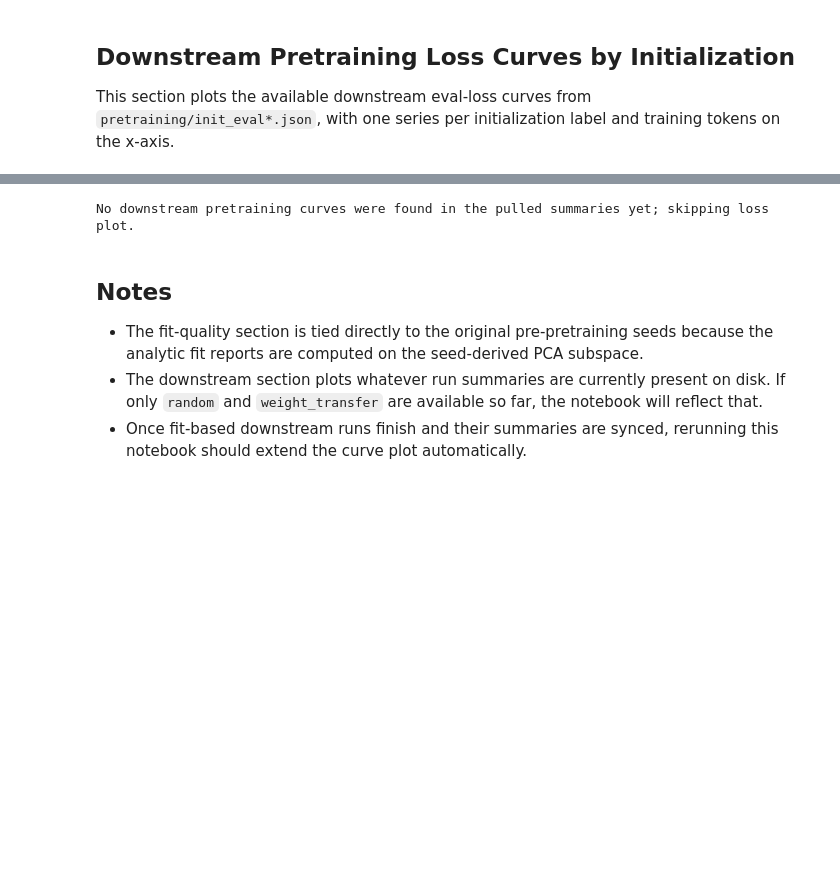
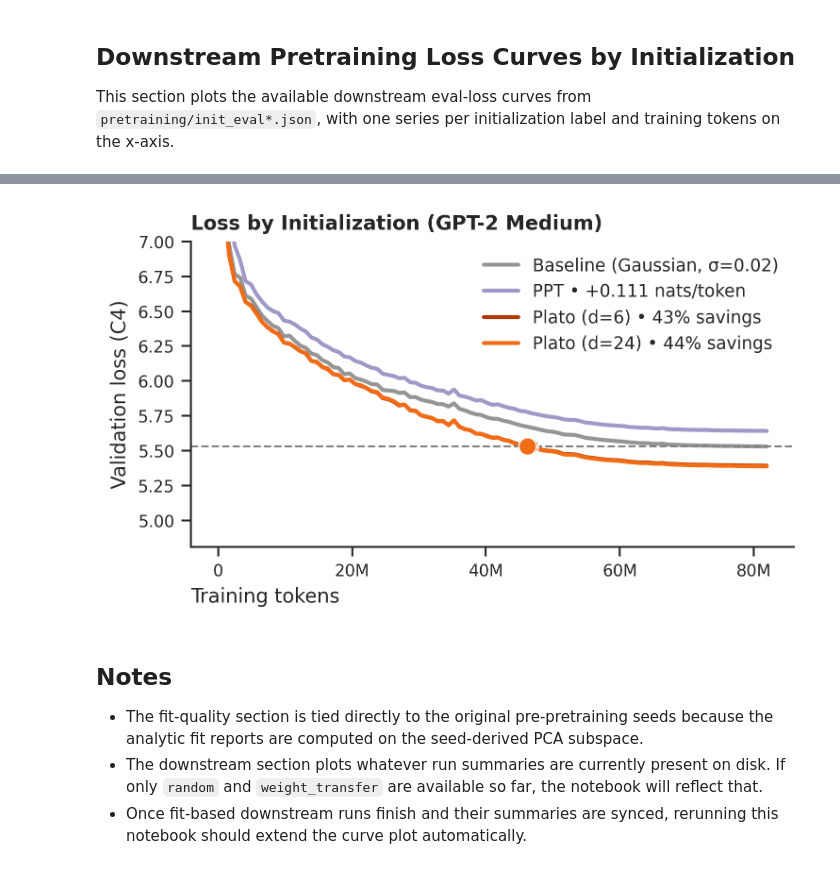
Before and after one commit to jopetty/platonic-init, a Jupyter notebook: notebooks/gpt2_medium_c4_ppt_reproduction_analysis.ipynb, the cells around one changed output, grey strips where cells are left out. Drawn from its saved outputs; the diff is of its cells as text; code cells hidden in the pictures; blank space fills up the shorter version.

```diff
--- a/notebooks/gpt2_medium_c4_ppt_reproduction_analysis.ipynb
+++ b/notebooks/gpt2_medium_c4_ppt_reproduction_analysis.ipynb
@@ -846,34 +857,35 @@ else:
                 s=80,
                 legend=False,
                 ax=ax,
                 zorder=5,
             )
         if random_best_loss is not None:
             ax.axhline(
                 random_best_loss,
                 color=aes.darken("#999999", by=0.15),
                 linewidth=1.0,
                 linestyle="--",
             )
         ax.set_title("Loss by Initialization (GPT-2 Medium)")
         ax.set_xlabel("Training tokens")
         ax.xaxis.set_major_formatter(aes.NICE_FORMATTER)
         ax.set_ylabel("Validation loss (C4)")
+        ax.set_ylim(top=7.0)
         ax.spines["top"].set_visible(False)
         ax.spines["right"].set_visible(False)
         legend = ax.legend(loc="upper right", frameon=False, title=None)
         if legend is not None:
             for text in legend.texts:
                 raw = text.get_text()
                 text.set_text(legend_label_map.get(raw, raw))
 
     aes.save_figure(
         FIGURE_ROOT / "gpt2_downstream_eval_loss_selected_initializations",
         fig=fig,
     )
     plt.show()
 # %% [output]
-No downstream pretraining curves were found in the pulled summaries yet; skipping loss plot.
+[figure, added]
 # %% [markdown]
 ## Notes
 
```
Also changed, not shown: parts of 4 cells of this notebook, 9 other files.
